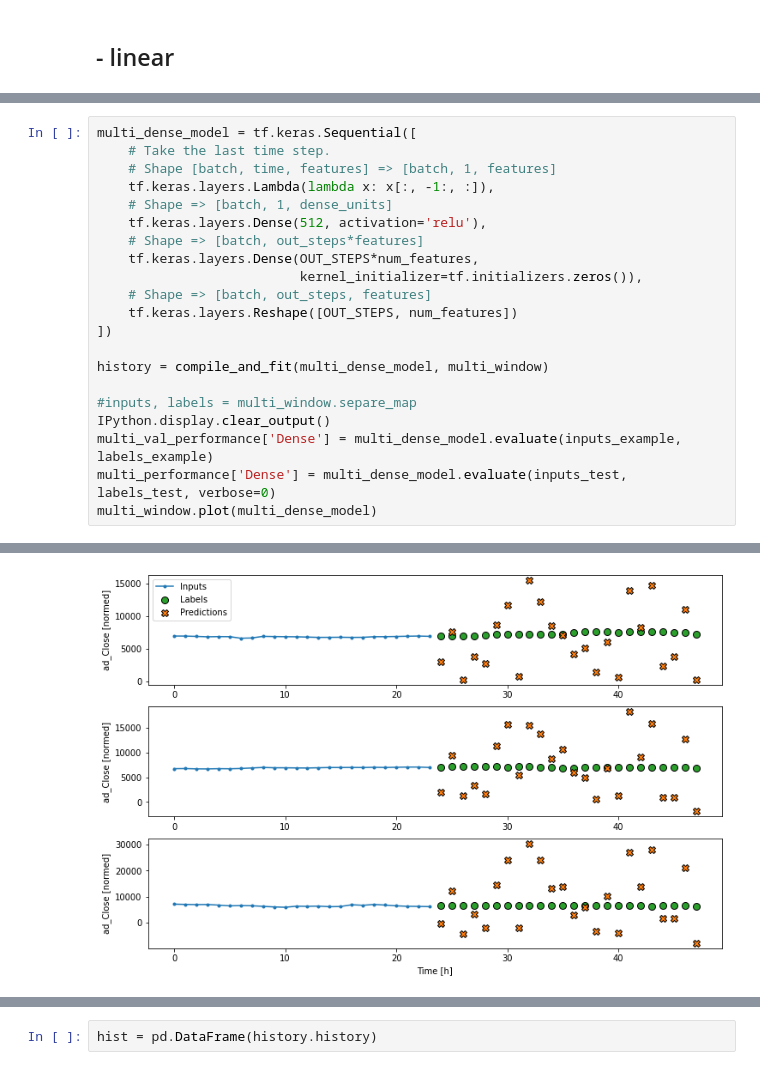
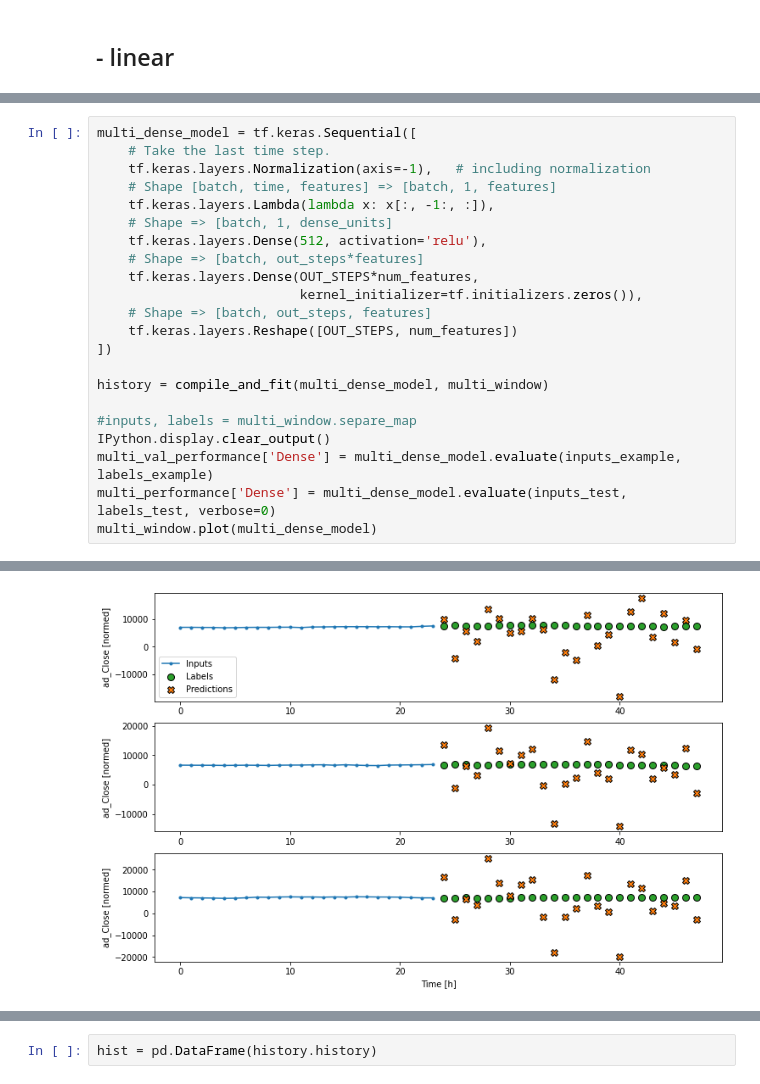
Before and after one commit to valentina-bec/tokyo-stock-exchange, a Jupyter notebook: notebooks/model_tf_multi.ipynb, the cells around one changed output, grey strips where cells are left out. Drawn from its saved outputs; the diff is of its cells as text.

Commit message:
normalisation layer

```diff
--- a/notebooks/model_tf_multi.ipynb
+++ b/notebooks/model_tf_multi.ipynb
@@ -484,6 +471,7 @@ hist
 # %%
 multi_dense_model = tf.keras.Sequential([
     # Take the last time step.
+    tf.keras.layers.Normalization(axis=-1),   # including normalization
     # Shape [batch, time, features] => [batch, 1, features]
     tf.keras.layers.Lambda(lambda x: x[:, -1:, :]),
     # Shape => [batch, 1, dense_units]
@@ -509,4 +497,4 @@ multi_window.plot(multi_dense_model)
-[figure, old version]
+[figure, new version]
 # %%
 plt.plot(history.history['loss'], label='loss')
 plt.plot(history.history['val_loss'], label='val_loss')
```
Also changed, not shown: parts of 21 cells of this notebook.
